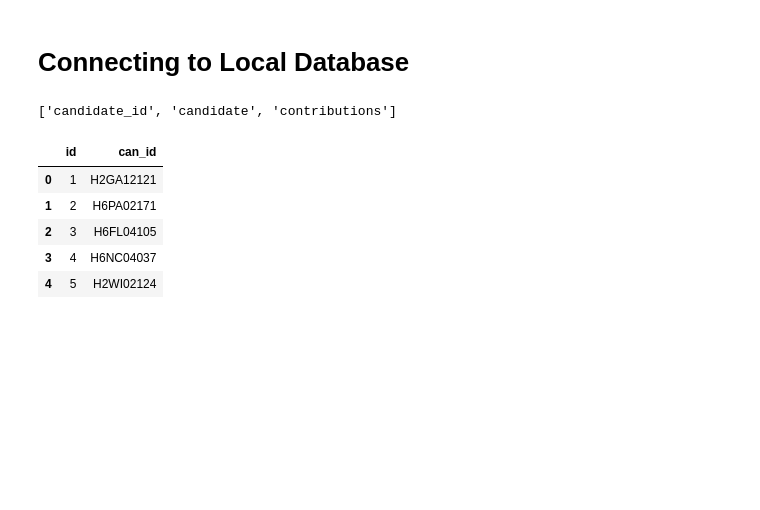
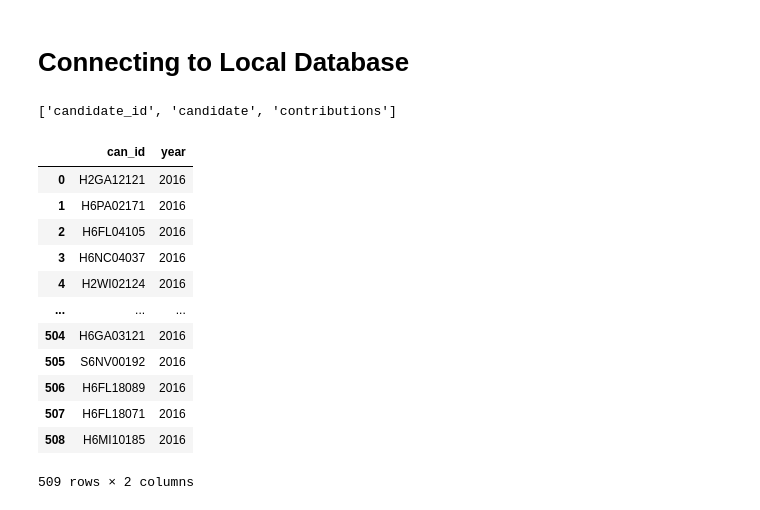
Before and after one commit to tylerhill122/Campaign-Finance, a Jupyter notebook: main.ipynb, the cells around one changed output. Saved outputs shown, nothing was run; the diff lists cells and outputs as text; code cells hidden in the pictures; blank space fills up the shorter version.

```diff
--- a/main.ipynb
+++ b/main.ipynb
@@ -153,12 +137,19 @@ candidate_id_df.to_sql(name='candidate_id', con=engine, if_exists='append', inde
 # %%
 # confirm succesful upload
-pd.read_sql_query('SELECT * FROM candidate_id', con=engine).head()
+pd.read_sql_query('SELECT * FROM candidate_id', con=engine)
 # %% [output]
-|  | id | can_id |
-| 0 | 1 | H2GA12121 |
-| 1 | 2 | H6PA02171 |
-| 2 | 3 | H6FL04105 |
-| 3 | 4 | H6NC04037 |
-| 4 | 5 | H2WI02124 |
+|  | can_id | year |
+| 0 | H2GA12121 | 2016 |
+| 1 | H6PA02171 | 2016 |
+| 2 | H6FL04105 | 2016 |
+| 3 | H6NC04037 | 2016 |
+| 4 | H2WI02124 | 2016 |
+| ... | ... | ... |
+| 504 | H6GA03121 | 2016 |
+| 505 | S6NV00192 | 2016 |
+| 506 | H6FL18089 | 2016 |
+| 507 | H6FL18071 | 2016 |
+| 508 | H6MI10185 | 2016 |
+509 rows × 2 columns
 # %%
 # insert candidate into DB
```
Also changed, not shown: parts of 25 cells of this notebook, 1 other file.
